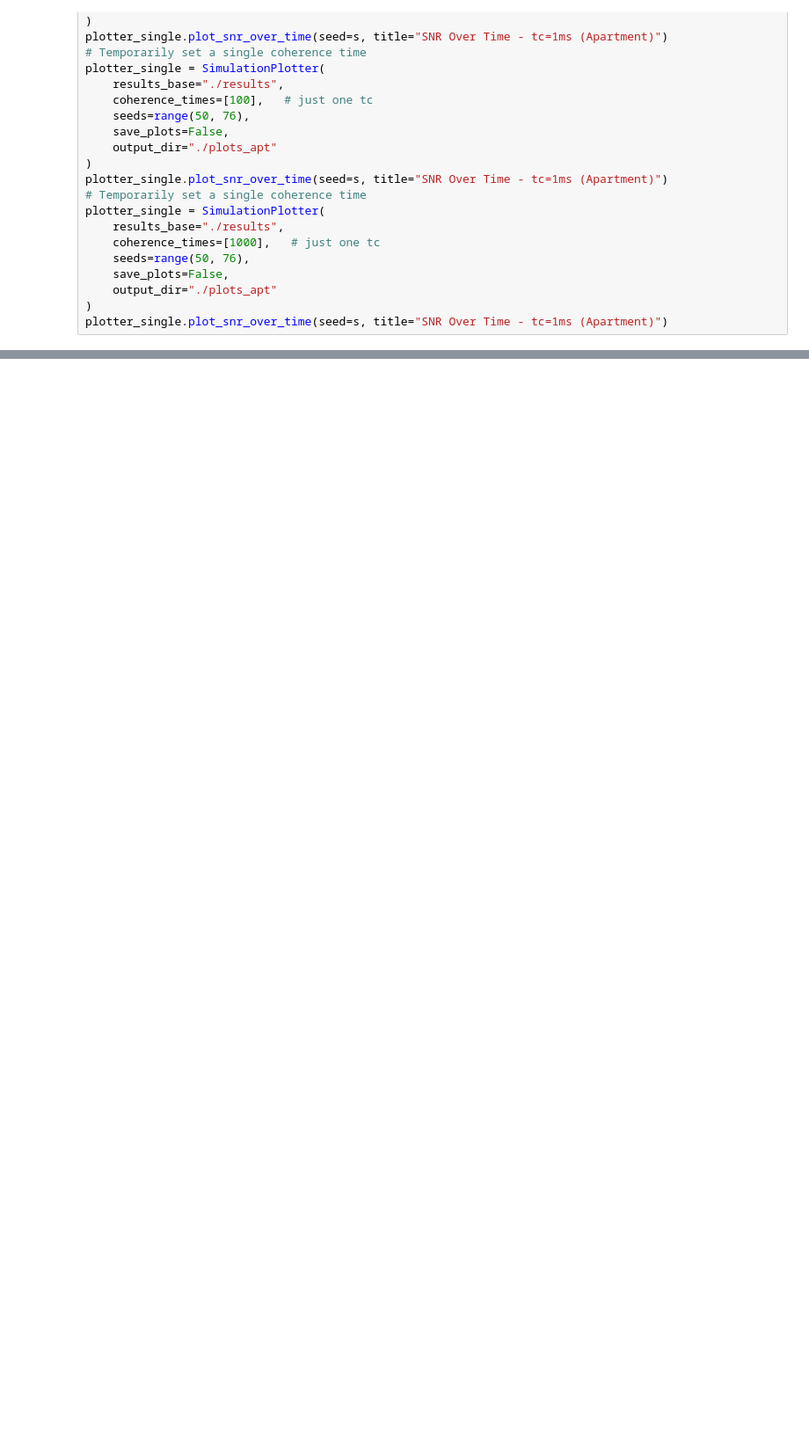
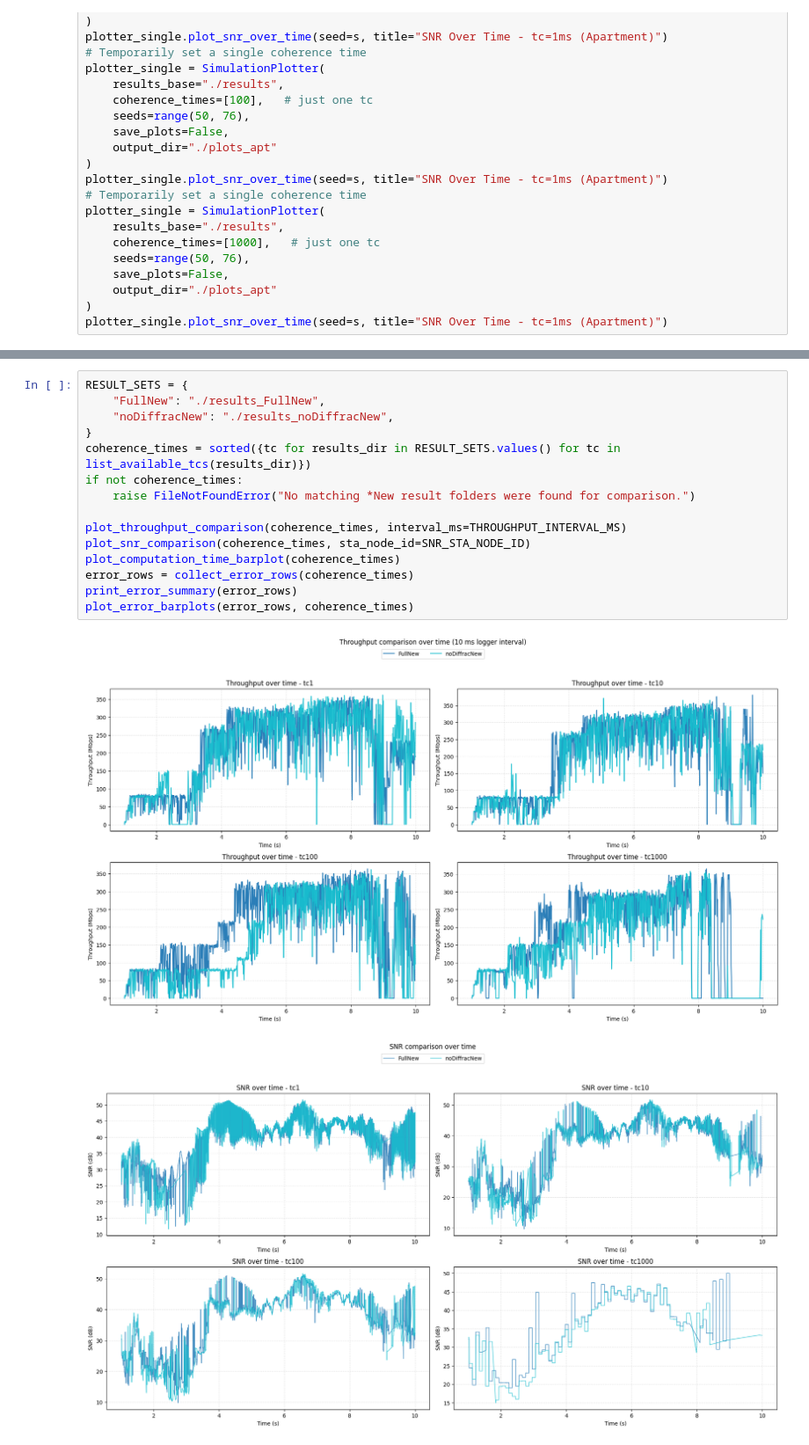
Before and after one commit to janzabel-tub/ns3sionna-research, a Jupyter notebook: examples/plot_notebook.ipynb, the cells around one changed output, grey strips where cells are left out. Shown at 88% size. Cells and saved outputs as stored; diff of their text form; blank space fills up the shorter version.

```diff
--- a/examples/plot_notebook.ipynb
+++ b/examples/plot_notebook.ipynb
@@ -770,0 +1196,18 @@ plotter_single.plot_snr_over_time(seed=s, title="SNR Over Time - tc=1ms (Apartme
+# %%
+RESULT_SETS = {
+    "FullNew": "./results_FullNew",
+    "noDiffracNew": "./results_noDiffracNew",
+}
+coherence_times = sorted({tc for results_dir in RESULT_SETS.values() for tc in list_available_tcs(results_dir)})
+if not coherence_times:
+    raise FileNotFoundError("No matching *New result folders were found for comparison.")
+
+plot_throughput_comparison(coherence_times, interval_ms=THROUGHPUT_INTERVAL_MS)
+plot_snr_comparison(coherence_times, sta_node_id=SNR_STA_NODE_ID)
+plot_computation_time_barplot(coherence_times)
+error_rows = collect_error_rows(coherence_times)
+print_error_summary(error_rows)
+plot_error_barplots(error_rows, coherence_times)
+# %% [output]
+[figure, added]
+[figure, added]
```
Also changed, not shown: parts of 10 cells of this notebook.
